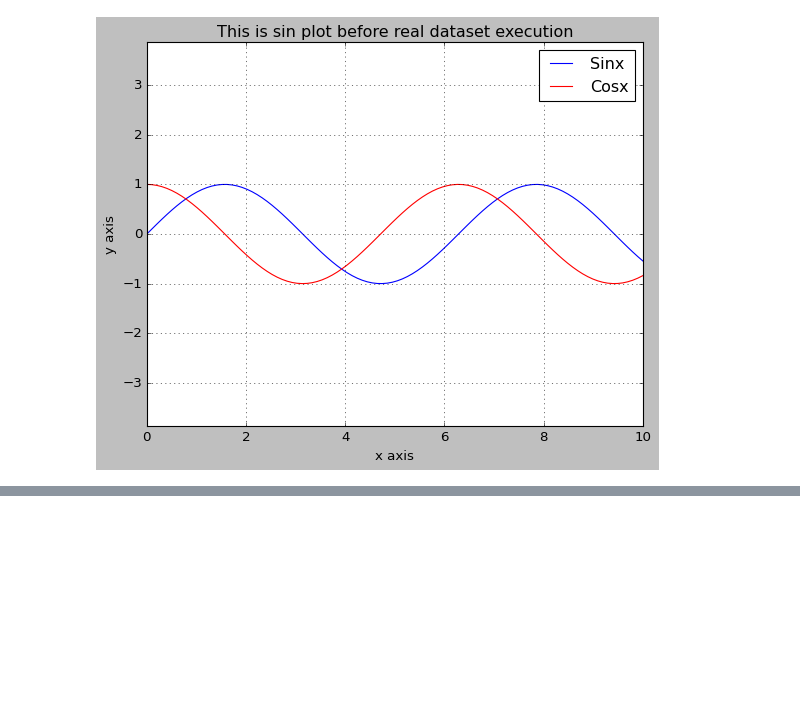
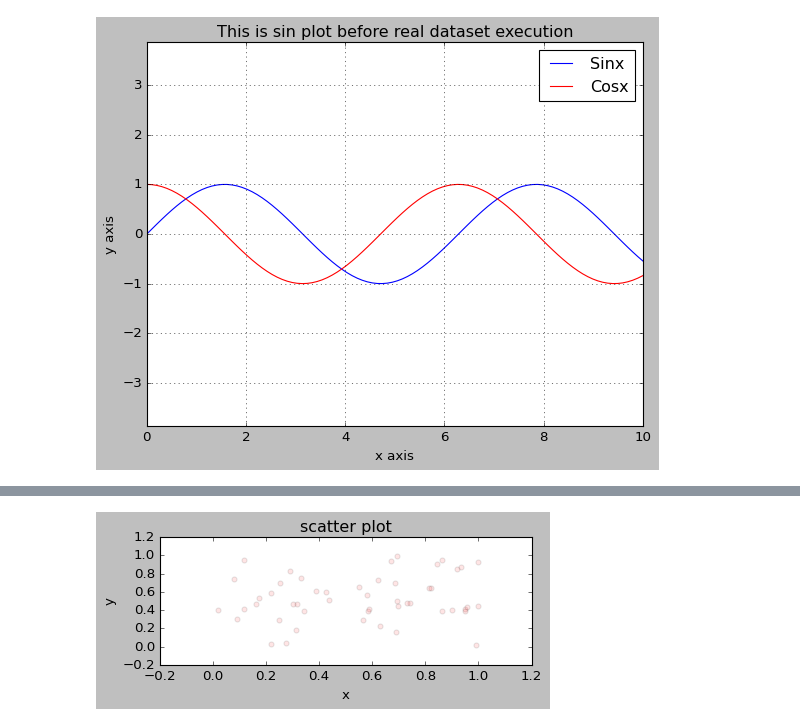
Before and after one commit to omkarpattnaik8080/Matplotlib01, a Jupyter notebook: MatplotlibComplete.ipynb, the cells around one changed output, grey strips where cells are left out. Cells and saved outputs as stored; diff of their text form; code cells hidden in the pictures; blank space fills up the shorter version.

```diff
--- a/MatplotlibComplete.ipynb
+++ b/MatplotlibComplete.ipynb
@@ -284,0 +315,13 @@ plt.show()
+# %%
+#alpha will be the value to control the intensity of the color
+#always its in the range of 0 to 1
+x=np.random.rand(50)
+y=np.random.rand(50)
+plt.figure(figsize=(6,2))
+plt.scatter(x,y,c='r',alpha=.1)
+plt.xlabel("x")
+plt.ylabel("y")
+plt.title("scatter plot")
+plt.show()
+# %% [output]
+[figure, added]
```
Also changed, not shown: parts of 19 cells of this notebook.
